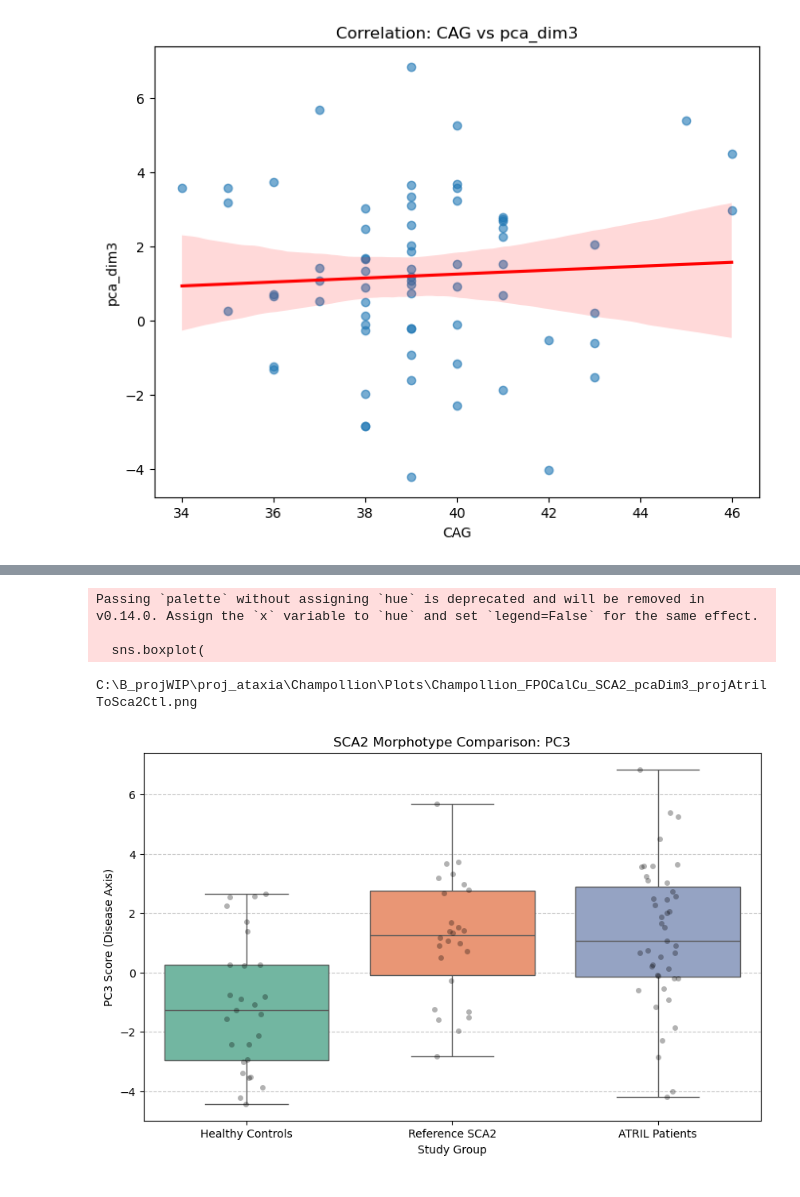
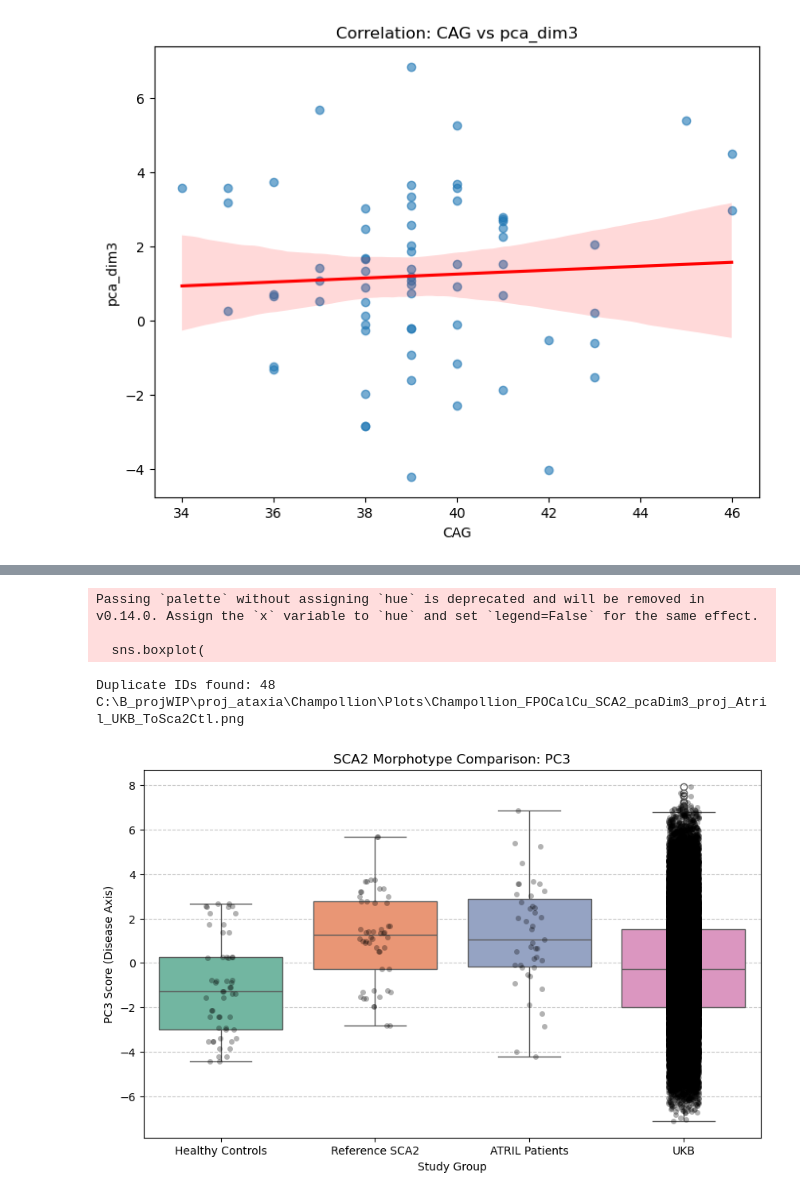
Before and after one commit to zhongyi-sun/Ruisseau_stats_2026, a Jupyter notebook: SCA_Champollion_Ruisseau_WIP.ipynb, the cells around one changed output, grey strips where cells are left out. Cells and saved outputs as stored; diff of their text form; code cells hidden in the pictures.

```diff
--- a/SCA_Champollion_Ruisseau_WIP.ipynb
+++ b/SCA_Champollion_Ruisseau_WIP.ipynb
@@ -470,11 +585,22 @@ Saving to: C:\B_projWIP\proj_ataxia\Champollion\Plots\Champollion_FPOCalCuLEFT_S
 # %%
 ############################  boxplot for SCA of old pca and new projection  ############################
-inName = rf'{curRoot}:\B_projWIP\proj_{curProject}\Champollion\Atril_Biosca_Cermoi_pca_with_DB_INFO_save_withoutPostfix\{curRegion}_pca_2AtrilToRest_INFO.csv'
-cur_info = pd.read_csv(inName,index_col=0,header=0)
-combined_pca_INFO = cur_info.copy()
+inName_projAtril = (rf'{curRoot}:\B_projWIP\proj_{curProject}\Champollion'
+         fr'\Atril_Biosca_Cermoi_pca_with_DB_INFO_save_withoutPostfix\{curRegion}_pca_2AtrilToRest_INFO.csv')
+inName_projUKB = (rf'{curRoot}:\B_projWIP\proj_{curProject}\Champollion'
+         fr'\Atril_Biosca_Cermoi_pca_with_DB_INFO\{curRegion}_pca_2_UKBToRest_INFO.csv')
+
+cur_info_projAtril = pd.read_csv(inName_projAtril,index_col=0,header=0)
+cur_info_projUKB = pd.read_csv(inName_projUKB,index_col=0,header=0)
+combined_pca_INFO = pd.concat([cur_info_projAtril, cur_info_projUKB])
+
+
+
+
+#combined_pca_INFO = cur_info.copy()
 
 #######################  Define the logic for the three groups  #########################
 combined_pca_INFO['PlotGroup'] = 'Other'    # Start with a column of 'Other' or NaNs
+
 # Group A: ATRIL (Patients)
 mask_atril = combined_pca_INFO['CodeICM'] == 'ATRIL'
 combined_pca_INFO.loc[mask_atril, 'PlotGroup'] = 'ATRIL Patients'
@@ -485,45 +611,65 @@ combined_pca_INFO.loc[mask_control, 'PlotGroup'] = 'Healthy Controls'
 mask_ref_sca2 = (combined_pca_INFO['SCA'] == 2) & (combined_pca_INFO['CodeICM'] != 'ATRIL')
 combined_pca_INFO.loc[mask_ref_sca2, 'PlotGroup'] = 'Reference SCA2'
 
+# Group D: UKB (Controls)
+mask_ukb = combined_pca_INFO['CodeICM'] == 'UKB'
+combined_pca_INFO.loc[mask_ukb, 'PlotGroup'] = 'UKB'
+
 ######################  Filter out the 'Other' rows if any remain  ######################
 plot_df = combined_pca_INFO[combined_pca_INFO['PlotGroup'] != 'Other'].copy()
+
+
+
+#####################  Removing duplicates before plotting  ######################
+print(f"Duplicate IDs found: {plot_df.index.duplicated().sum()}")
+# Keep only the first occurrence of each ID
+plot_df = plot_df[~plot_df.index.duplicated(keep='first')]
+
+
 
 #################################  Create the Boxplot  ###################################
 plt.figure(figsize=(10, 6))
 sns.boxplot(
     data=plot_df,
     x='PlotGroup',
     y='pca_dim3',
-    order=['Healthy Controls', 'Reference SCA2', 'ATRIL Patients'], # Controls the sequence
+#    order=['Healthy Controls', 'Reference SCA2', 'ATRIL Patients'], # Controls the sequence
+#    order=['Healthy Controls', 'Reference SCA2', 'UKB'], # Controls the sequence
+    order=['Healthy Controls', 'Reference SCA2', 'ATRIL Patients', 'UKB'], # Controls the sequence
+#    order=['Healthy Controls', 'UKB', 'Reference SCA2', 'ATRIL Patients'], # Controls the sequence
     palette='Set2'
 )
 
 ##################  Add individual points on top to see the distribution (stripplot)  ####################
 sns.stripplot(
     data=plot_df,
     x='PlotGroup',
     y='pca_dim3',
-    order=['Healthy Controls', 'Reference SCA2', 'ATRIL Patients'],
+#    order=['Healthy Controls', 'Reference SCA2', 'ATRIL Patients'],
+#    order=['Healthy Controls', 'Reference SCA2', 'UKB'],
+    order=['Healthy Controls', 'Reference SCA2', 'ATRIL Patients', 'UKB'],
+#    order=['Healthy Controls', 'UKB', 'Reference SCA2', 'ATRIL Patients'],
     color='black',
     alpha=0.3
 )
 plt.title('SCA2 Morphotype Comparison: PC3')
 plt.ylabel('PC3 Score (Disease Axis)')
 plt.xlabel('Study Group')
 plt.grid(axis='y', linestyle='--', alpha=0.7)
 #plt.show()
 
 
-curPlotName = rf'{curRoot}:\B_projWIP\proj_{curProject}\Champollion\Plots\Champollion_FPOCalCu_SCA2_pcaDim3_projAtrilToSca2Ctl.png'
+curPlotName = rf'{curRoot}:\B_projWIP\proj_{curProject}\Champollion\Plots\Champollion_FPOCalCu_SCA2_pcaDim3_proj_Atril_UKB_ToSca2Ctl.png'
 print(curPlotName)
 #plt.savefig(curPlotName, dpi=300, bbox_inches='tight')
 #plt.close()
 # %% [output]
 Passing `palette` without assigning `hue` is deprecated and will be removed in v0.14.0. Assign the `x` variable to `hue` and set `legend=False` for the same effect.
 
   sns.boxplot(
-C:\B_projWIP\proj_ataxia\Champollion\Plots\Champollion_FPOCalCu_SCA2_pcaDim3_projAtrilToSca2Ctl.png
+Duplicate IDs found: 48
+C:\B_projWIP\proj_ataxia\Champollion\Plots\Champollion_FPOCalCu_SCA2_pcaDim3_proj_Atril_UKB_ToSca2Ctl.png
-[figure, old version]
+[figure, new version]
 # %%
 ##############################   WIP: automatic parameter selection  ################################
 # %%
```
Also changed, not shown: parts of 7 cells of this notebook.
